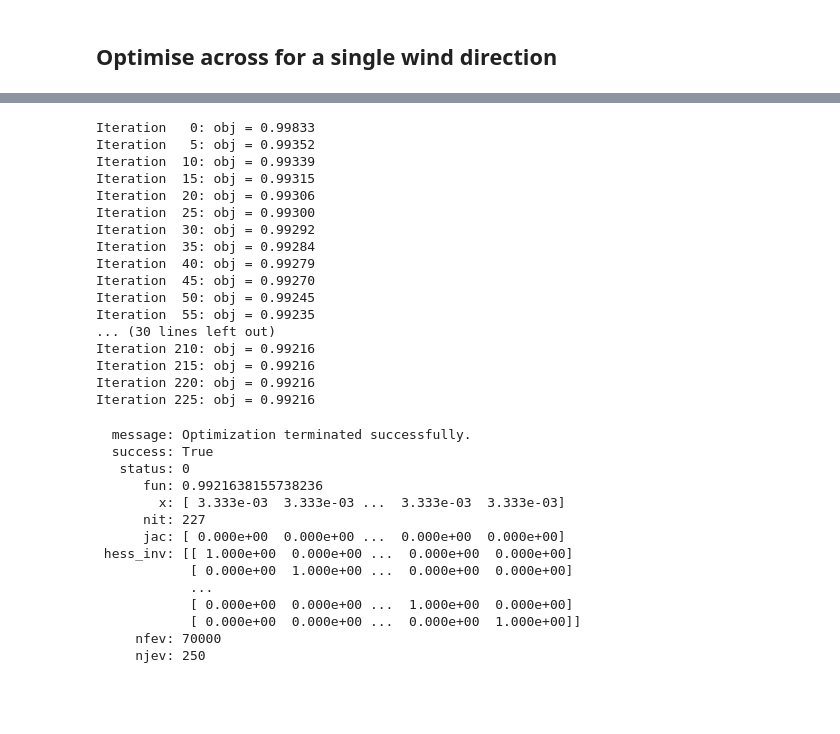
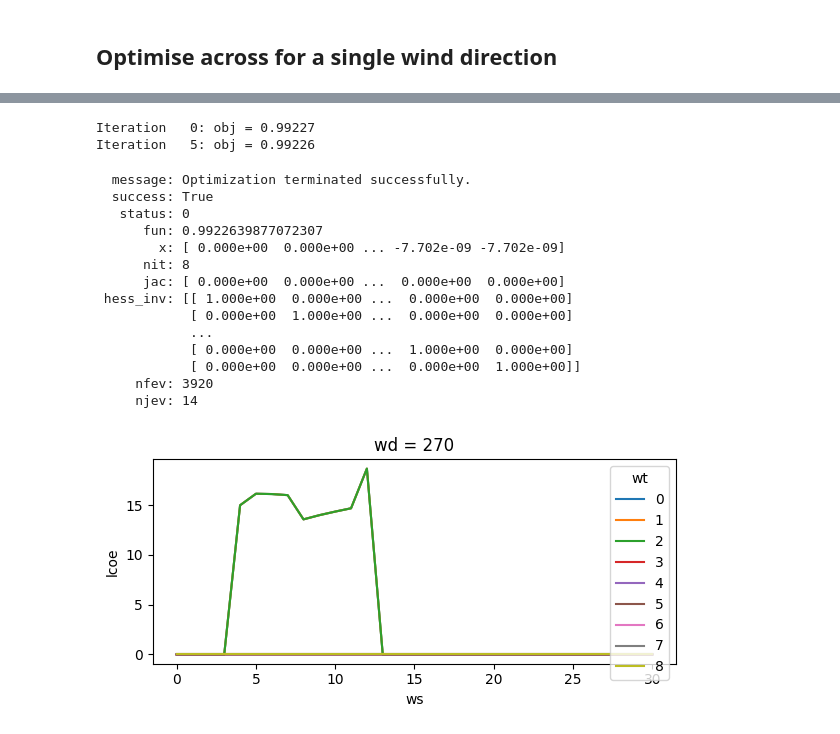
Before and after one commit to dibble07/holistic-wind-farm-control, a Jupyter notebook: optimisation.ipynb, the cells around one changed output, grey strips where cells are left out. Drawn from its saved outputs; the diff is of its cells as text; code cells hidden in the pictures; blank space fills up the shorter version.

```diff
--- a/optimisation.ipynb
+++ b/optimisation.ipynb
@@ -77,6 +126,6 @@ yaw_shape = (len(sim_res_base.wt), 1, len(sim_res_base.ws))
 # %%
-# define objective function
-def obj_single(yaw_norm):
+# define objective function for lcoe
+def obj_lcoe_single(yaw_norm):
     sim_res = utils.run_sim(yaw=yaw_norm.reshape(yaw_shape) * yaw_scale, wd=wd)
     aep, lcoe, _ = utils.calc_metrics(
         sim_res=sim_res,
@@ -89,3 +138,6 @@ def obj_single(yaw_norm):
     )
     obj = (lcoe_overall / lcoe_direction_base.sel(wd=wd)).values.tolist()
     return obj
+
+
+assert np.isclose(obj_lcoe_single(np.zeros(yaw_shape).ravel()), 1)
@@ -103,40 +152,33 @@ def _callback(intermediate_result):
 # run optimisation with iteration counter display
 n = 0
 res = optimize.minimize(
-    fun=obj_single, x0=np.zeros(yaw_shape).ravel() + 0.1 / yaw_scale, callback=_callback
+    fun=obj_lcoe_single, x0=yaw_opt.power.values.ravel() / yaw_scale, callback=_callback
 )
+yaw_opt.lcoe.loc[:, :, :] = res.x.reshape(yaw_shape) * yaw_scale
 res
 # %% [output]
-Iteration   0: obj = 0.99833
-Iteration   5: obj = 0.99352
-Iteration  10: obj = 0.99339
-Iteration  15: obj = 0.99315
-Iteration  20: obj = 0.99306
-Iteration  25: obj = 0.99300
-Iteration  30: obj = 0.99292
-Iteration  35: obj = 0.99284
-Iteration  40: obj = 0.99279
-Iteration  45: obj = 0.99270
-Iteration  50: obj = 0.99245
-Iteration  55: obj = 0.99235
-... (30 lines left out)
-Iteration 210: obj = 0.99216
-Iteration 215: obj = 0.99216
-Iteration 220: obj = 0.99216
-Iteration 225: obj = 0.99216
+Iteration   0: obj = 0.99227
+Iteration   5: obj = 0.99226
   message: Optimization terminated successfully.
   success: True
    status: 0
-      fun: 0.9921638155738236
-        x: [ 3.333e-03  3.333e-03 ...  3.333e-03  3.333e-03]
-      nit: 227
+      fun: 0.9922639877072307
+        x: [ 0.000e+00  0.000e+00 ... -7.702e-09 -7.702e-09]
+      nit: 8
       jac: [ 0.000e+00  0.000e+00 ...  0.000e+00  0.000e+00]
  hess_inv: [[ 1.000e+00  0.000e+00 ...  0.000e+00  0.000e+00]
             [ 0.000e+00  1.000e+00 ...  0.000e+00  0.000e+00]
             ...
             [ 0.000e+00  0.000e+00 ...  1.000e+00  0.000e+00]
             [ 0.000e+00  0.000e+00 ...  0.000e+00  1.000e+00]]
-     nfev: 70000
-     njev: 250
+     nfev: 3920
+     njev: 14
+# %%
+# plot optimum yaw angles
+fig, ax = plt.subplots(figsize=(6, 3))
+yaw_opt.lcoe.sel(wd=wd).plot.line(hue="wt")
+fig.tight_layout()
+# %% [output]
+[figure, added]
 # %%
 # rerun simulation for optimum
```
Also changed, not shown: parts of 9 cells of this notebook.
